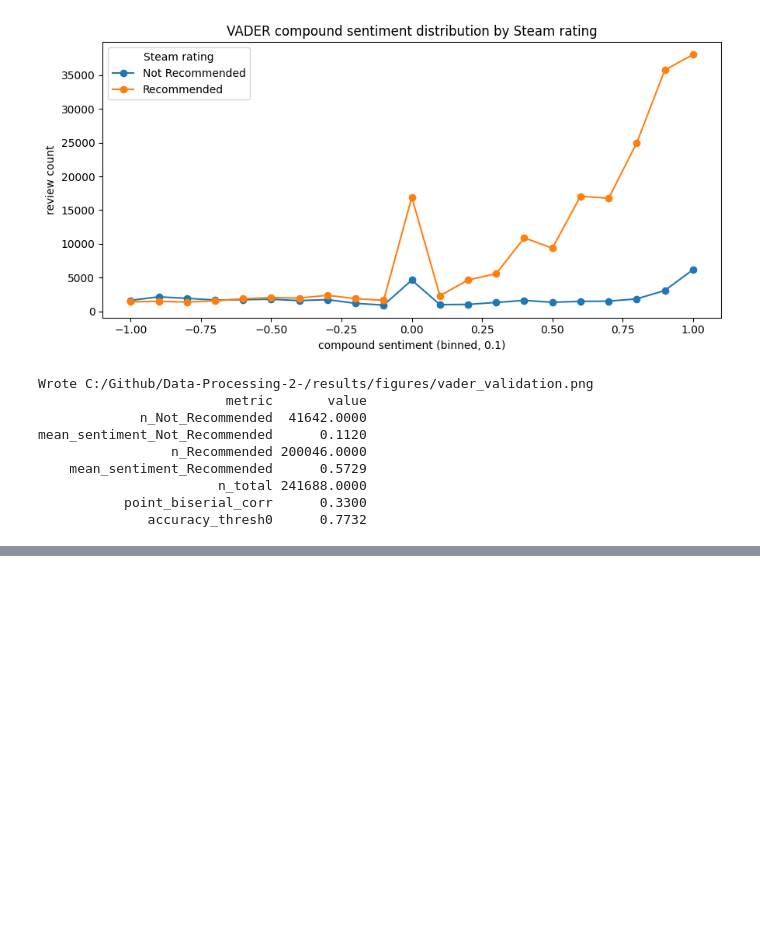
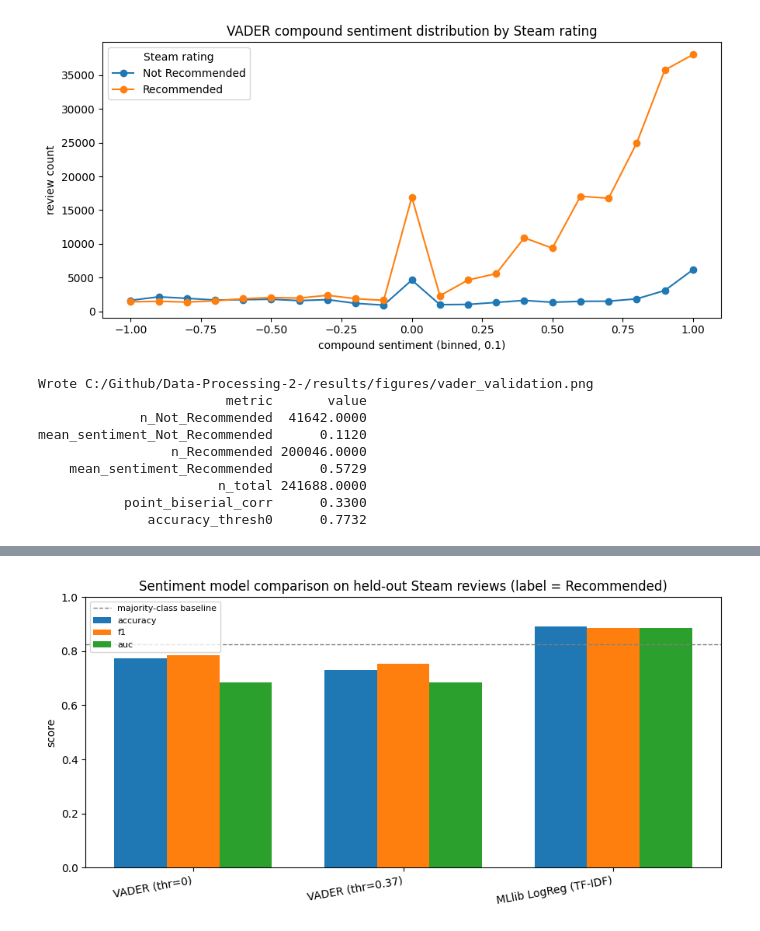
Before and after one commit to luwu5-bit/Sentiment-Analysis-Cyberpunk2077, a Jupyter notebook: notebooks/pipeline.ipynb, the cells around one changed output, grey strips where cells are left out. Drawn from its saved outputs; the diff is of its cells as text; code cells hidden in the pictures; blank space fills up the shorter version.

```diff
--- a/notebooks/pipeline.ipynb
+++ b/notebooks/pipeline.ipynb
@@ -1165,0 +1234,93 @@ Wrote C:/Github/Data-Processing-2-/results/figures/recovery_days.png
+# %%
+# AI-assisted (Claude Code) — see the AI Usage Declaration at the top of this notebook
+# -------------------------------------------------------------
+# 6 · Supervised baseline (Spark MLlib) vs. VADER -> results/model_comparison.csv,
+#       results/figures/model_comparison.png
+# Train a TF-IDF + Logistic Regression classifier on the Steam human labels
+# (Recommended / Not Recommended) and compare it against VADER on a held-out
+# test split. VADER is reported at threshold 0 (naive) and at a threshold tuned
+# on the train split (fair). Metrics computed in Spark; only the small threshold
+# sweep and the result table touch pandas. Seeded for reproducibility.
+# -------------------------------------------------------------
+from pyspark.ml import Pipeline
+from pyspark.ml.feature import RegexTokenizer, StopWordsRemover, CountVectorizer, IDF
+from pyspark.ml.classification import LogisticRegression
+from pyspark.ml.evaluation import BinaryClassificationEvaluator, MulticlassClassificationEvaluator
+import numpy as np
+import pandas as pd
+import matplotlib.pyplot as plt
+
+# Labelled Steam reviews only (the same scored corpus VADER produced).
+labeled = (
+    spark.read.parquet(PROCESSED + "scored/")
+    .filter((F.col("source") == "steam") & F.col("rating").isin("Recommended", "Not Recommended"))
+    .select("text", "sentiment", (F.col("rating") == "Recommended").cast("int").alias("label"))
+)
+
+train, test = labeled.randomSplit([0.8, 0.2], seed=SEED)
+train.cache(); test.cache()
+n_test = test.count()
+majority = test.groupBy("label").count().orderBy(F.desc("count")).first()["count"] / n_test
+print(f"train={train.count()}  test={n_test}  majority-class baseline={majority:.4f}")
+
+# --- Supervised model: TF-IDF + Logistic Regression ---
+tok = RegexTokenizer(inputCol="text", outputCol="tok", pattern=r"[^A-Za-z]+",
+                     toLowercase=True, minTokenLength=2)
+sw  = StopWordsRemover(inputCol="tok", outputCol="terms")
+cv  = CountVectorizer(inputCol="terms", outputCol="tf", vocabSize=20000, minDF=5.0)
+idf = IDF(inputCol="tf", outputCol="features")
+lr  = LogisticRegression(featuresCol="features", labelCol="label", maxIter=50, regParam=1e-3)
+ml_model = Pipeline(stages=[tok, sw, cv, idf, lr]).fit(train)
+ml_pred = ml_model.transform(test)
+
+acc_eval = MulticlassClassificationEvaluator(labelCol="label", predictionCol="prediction", metricName="accuracy")
+f1_eval  = MulticlassClassificationEvaluator(labelCol="label", predictionCol="prediction", metricName="f1")
+auc_eval = BinaryClassificationEvaluator(labelCol="label", rawPredictionCol="rawPrediction", metricName="areaUnderROC")
+ml_acc, ml_f1, ml_auc = acc_eval.evaluate(ml_pred), f1_eval.evaluate(ml_pred), auc_eval.evaluate(ml_pred)
+
+# --- VADER baseline on the SAME test split ---
+# Tune VADER's threshold on TRAIN by *balanced* accuracy (mean of per-class recall),
+# robust to the 83/17 class imbalance -- maximising plain accuracy would just collapse
+# to predicting the majority class. The chosen threshold is applied unchanged to TEST.
+tr = train.select("sentiment", "label").toPandas()
+_pos, _neg = (tr["label"] == 1), (tr["label"] == 0)
+def _bal_acc(thr):
+    pred = tr["sentiment"] > thr
+    rec_pos = (pred & _pos).sum() / max(_pos.sum(), 1)
+    rec_neg = (~pred & _neg).sum() / max(_neg.sum(), 1)
+    return (rec_pos + rec_neg) / 2
+best_thr = float(max(np.round(np.arange(-0.9, 0.96, 0.01), 2), key=_bal_acc))
+
+vader_auc = BinaryClassificationEvaluator(labelCol="label", rawPredictionCol="sentiment",
+                                          metricName="areaUnderROC").evaluate(test)
+def _vader_metrics(thr):
+    p = test.withColumn("prediction", (F.col("sentiment") > thr).cast("double"))
+    return acc_eval.evaluate(p), f1_eval.evaluate(p)
+v0_acc, v0_f1 = _vader_metrics(0.0)
+vt_acc, vt_f1 = _vader_metrics(best_thr)
+
+# --- Comparison table -> results/model_comparison.csv ---
+comp = pd.DataFrame([
+    {"model": "VADER (thr=0)",           "threshold": 0.0,      "accuracy": round(v0_acc, 4), "f1": round(v0_f1, 4), "auc": round(vader_auc, 4)},
+    {"model": f"VADER (thr={best_thr})", "threshold": best_thr, "accuracy": round(vt_acc, 4), "f1": round(vt_f1, 4), "auc": round(vader_auc, 4)},
+    {"model": "MLlib LogReg (TF-IDF)",   "threshold": None,     "accuracy": round(ml_acc, 4), "f1": round(ml_f1, 4), "auc": round(ml_auc, 4)},
+])
+comp["n_test"] = n_test
+comp.to_csv(RESULTS + "model_comparison.csv", index=False)
+print("Wrote", RESULTS + "model_comparison.csv")
+print(comp.to_string(index=False))
+
+# --- Figure: accuracy / F1 / AUC per model ---
+metrics = ["accuracy", "f1", "auc"]
+x = np.arange(len(comp)); wbar = 0.25
+fig, ax = plt.subplots(figsize=(9, 4.5))
+for i, m in enumerate(metrics):
+    ax.bar(x + (i - 1) * wbar, comp[m], wbar, label=m)
+ax.axhline(majority, color="grey", linestyle="--", linewidth=1, label="majority-class baseline")
+ax.set_xticks(x); ax.set_xticklabels(comp["model"], rotation=10, ha="right")
+ax.set_ylim(0, 1); ax.set_ylabel("score")
+ax.set_title("Sentiment model comparison on held-out Steam reviews (label = Recommended)")
+ax.legend(fontsize=8)
+fig.tight_layout(); fig.savefig(FIGURES + "model_comparison.png", dpi=150); plt.show()
+print("Wrote", FIGURES + "model_comparison.png")
+# %% [output]
@@ -1165,0 +1333 @@ Wrote C:/Github/Data-Processing-2-/results/figures/recovery_days.png
+[figure, added]
```
Also changed, not shown: parts of 33 cells of this notebook, 13 other files.
